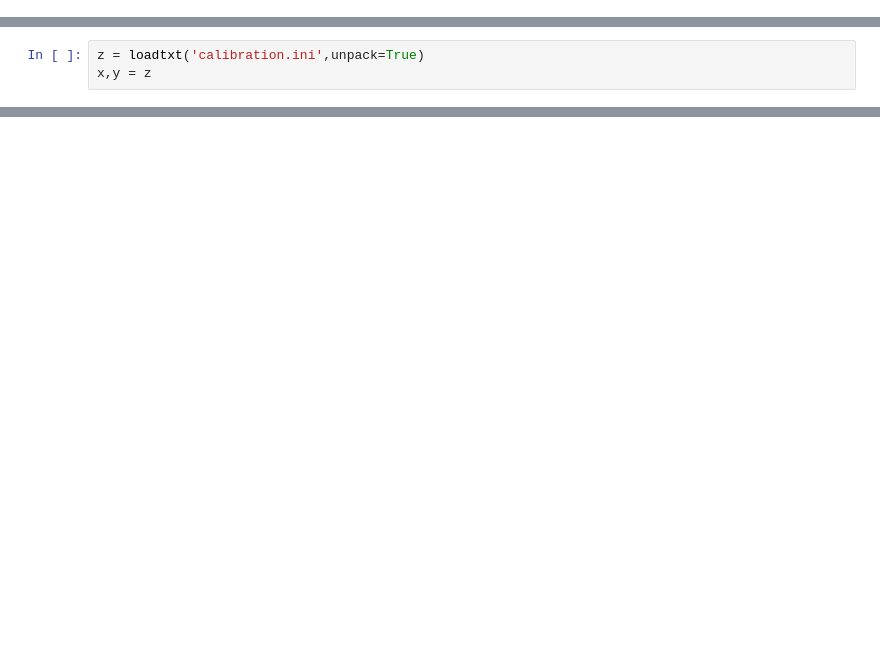
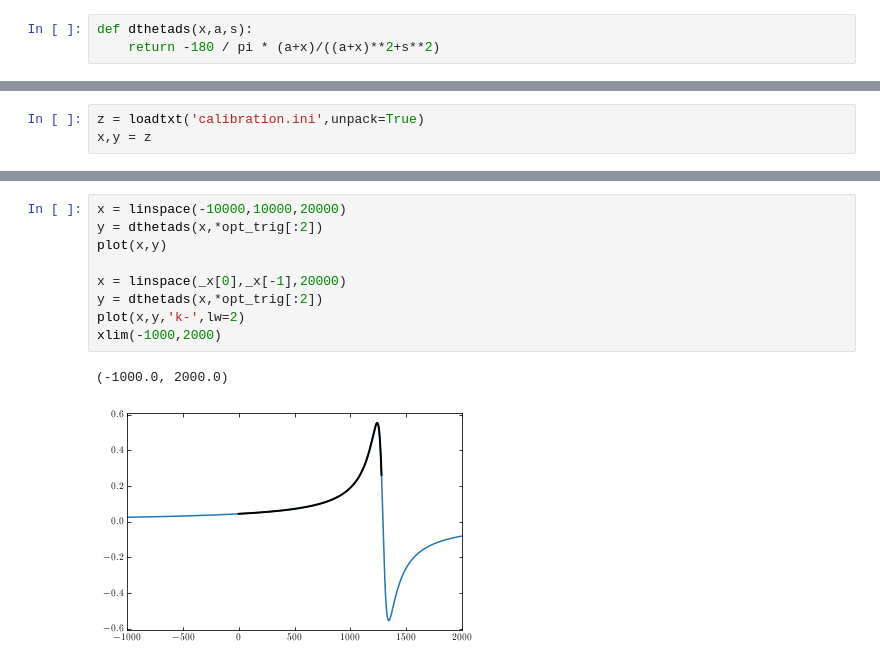
Before and after one commit to zpreisler/pyMaXRDXRF, a Jupyter notebook: calibration.ipynb, the cells around one changed output, grey strips where cells are left out. Drawn from its saved outputs; the diff is of its cells as text; blank space fills up the shorter version.

```diff
--- a/calibration.ipynb
+++ b/calibration.ipynb
@@ -13,0 +55,3 @@ def fce_trip(x,a,b,c,d):
+# %%
+def dthetads(x,a,s):
+    return -180 / pi * (a+x)/((a+x)**2+s**2)
@@ -35,0 +162,12 @@ legend(frameon=False)
+# %%
+x = linspace(-10000,10000,20000)
+y = dthetads(x,*opt_trig[:2])
+plot(x,y)
+
+x = linspace(_x[0],_x[-1],20000)
+y = dthetads(x,*opt_trig[:2])
+plot(x,y,'k-',lw=2)
+xlim(-1000,2000)
+# %% [output]
+(-1000.0, 2000.0)
+[figure, added]
```
Also changed, not shown: parts of 16 cells of this notebook, 1 other file.
